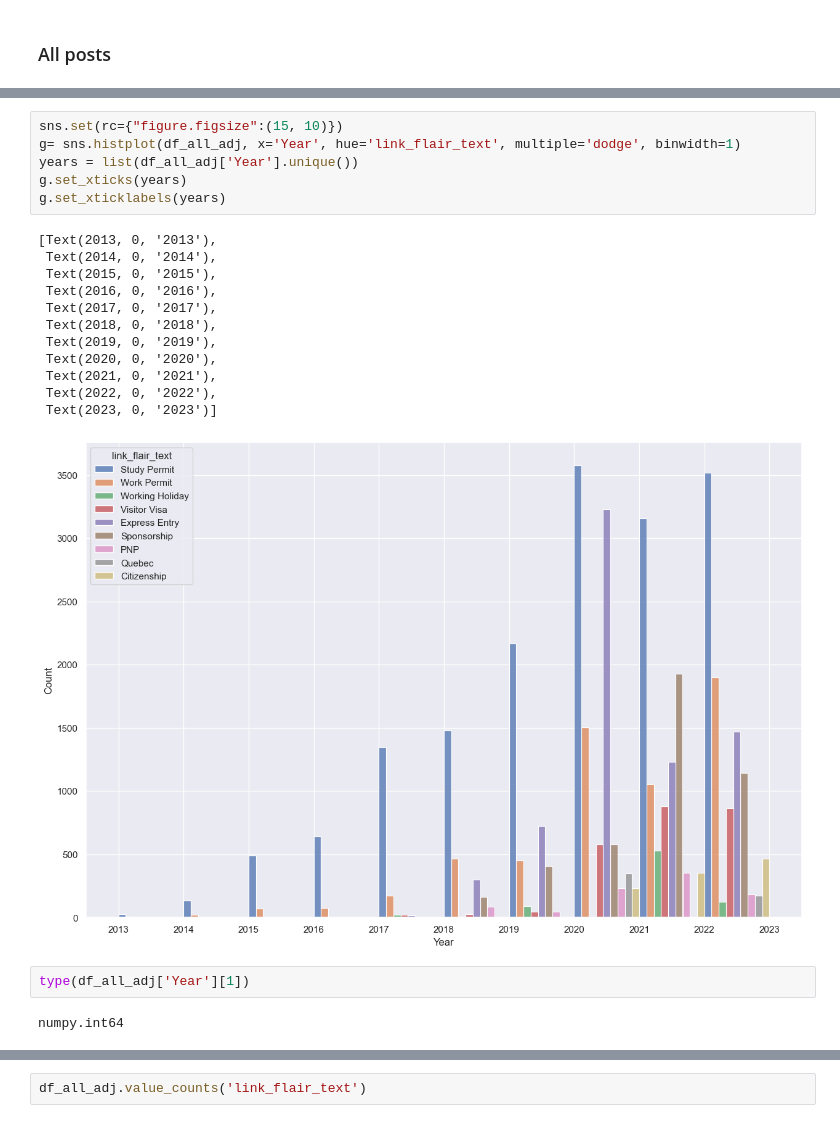
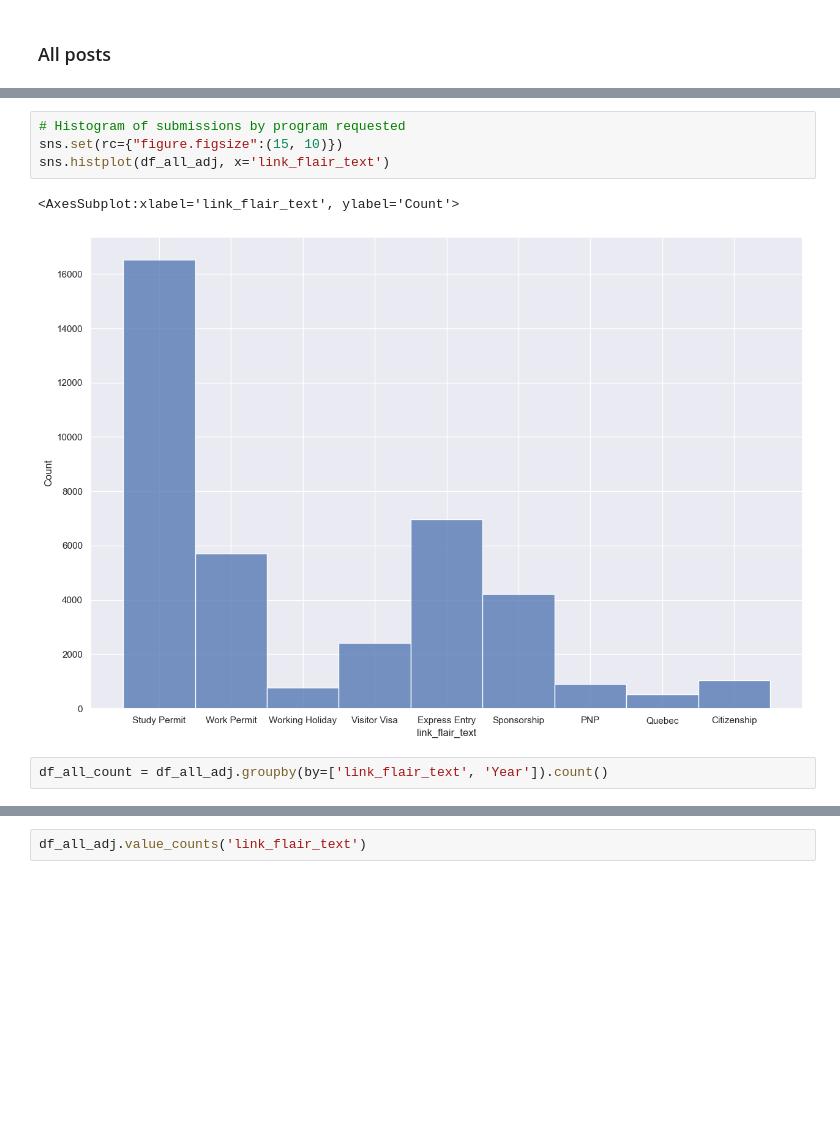
Before and after one commit to ngocmphan/reddit_immigration, a Jupyter notebook: Immigration_Canada_Analysis.ipynb, the cells around one changed output, grey strips where cells are left out. Cells and saved outputs as stored; diff of their text form; blank space fills up the shorter version.

```diff
--- a/Immigration_Canada_Analysis.ipynb
+++ b/Immigration_Canada_Analysis.ipynb
@@ -360,23 +361,9 @@ sns.histplot(df_all_adj, x='Year',linewidth=0.5)
+# %%
+# Histogram of submissions by program requested
+sns.set(rc={"figure.figsize":(15, 10)})
+sns.histplot(df_all_adj, x='link_flair_text')
+# %% [output]
+<AxesSubplot:xlabel='link_flair_text', ylabel='Count'>
+[figure, added]
 # %%
-sns.set(rc={"figure.figsize":(15, 10)})
-g= sns.histplot(df_all_adj, x='Year', hue='link_flair_text', multiple='dodge', binwidth=1)
-years = list(df_all_adj['Year'].unique())
-g.set_xticks(years)
-g.set_xticklabels(years)
+df_all_count = df_all_adj.groupby(by=['link_flair_text', 'Year']).count()
-# %% [output]
-[Text(2013, 0, '2013'),
- Text(2014, 0, '2014'),
- Text(2015, 0, '2015'),
- Text(2016, 0, '2016'),
- Text(2017, 0, '2017'),
- Text(2018, 0, '2018'),
- Text(2019, 0, '2019'),
- Text(2020, 0, '2020'),
- Text(2021, 0, '2021'),
- Text(2022, 0, '2022'),
- Text(2023, 0, '2023')]
-[figure, removed]
-# %%
-type(df_all_adj['Year'][1])
-# %% [output]
-numpy.int64
```
Also changed, not shown: parts of 6 cells of this notebook.
